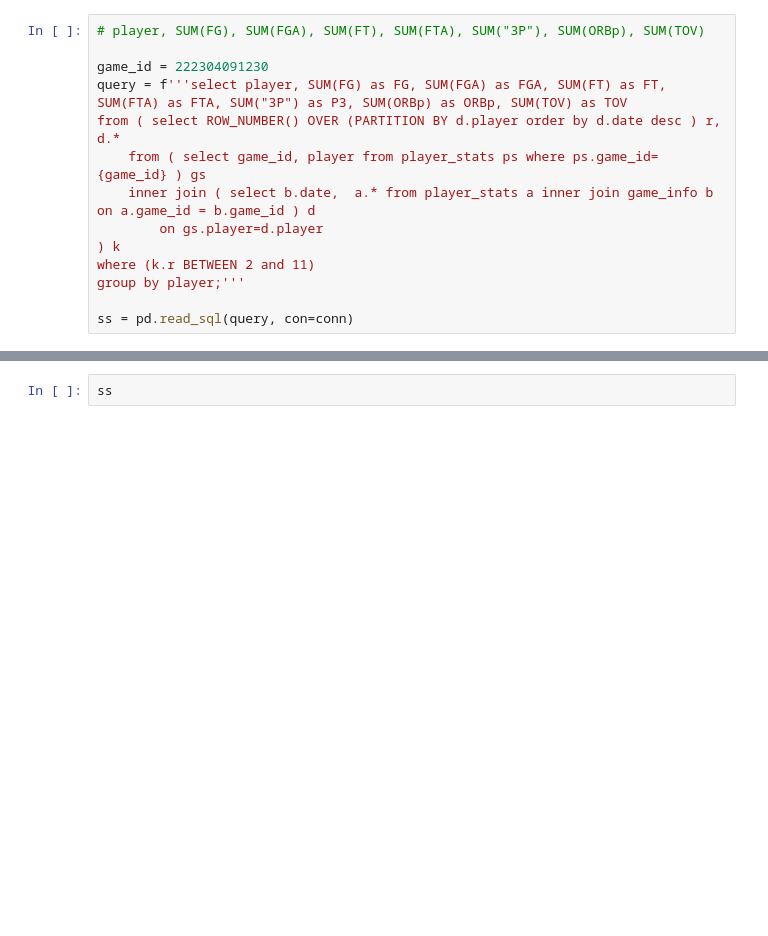
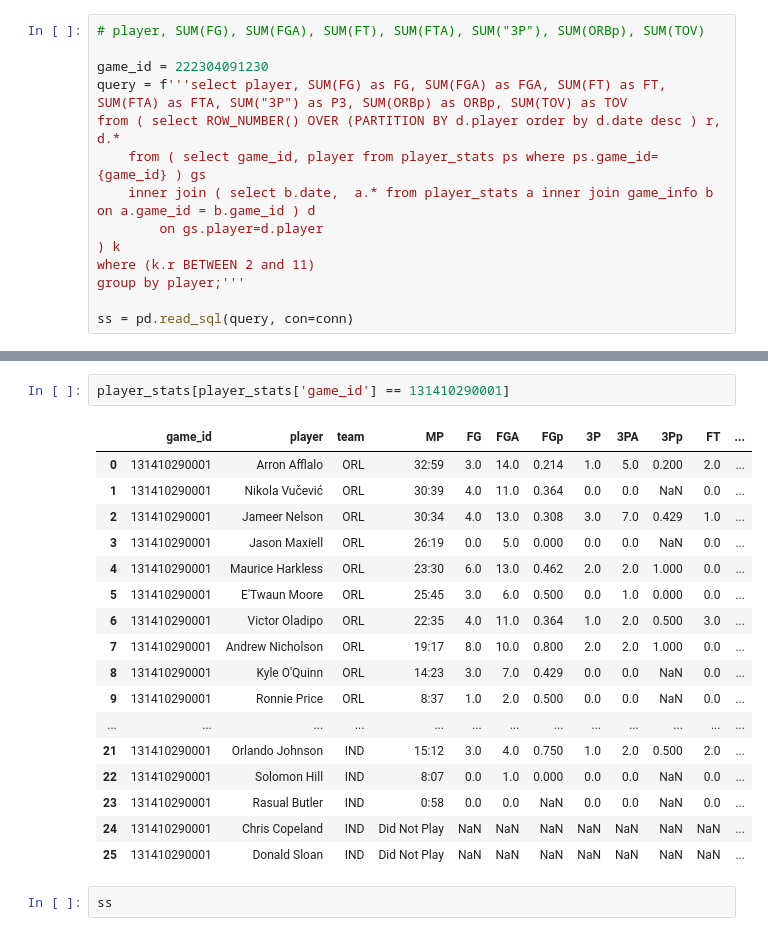
Before and after one commit to luke-lite/NBA-Prediction-Modeling, a Jupyter notebook: player-aggregation.ipynb, the cells around one changed output, grey strips where cells are left out. Cells and saved outputs as stored; diff of their text form; blank space fills up the shorter version.

```diff
--- a/player-aggregation.ipynb
+++ b/player-aggregation.ipynb
@@ -77,3 +109,23 @@ ss = pd.read_sql(query, con=conn)
+# %%
+player_stats[player_stats['game_id'] == 131410290001]
+# %% [output]
+|  | game_id | player | team | MP | FG | FGA | FGp | 3P | 3PA | 3Pp | FT | ... |
+| 0 | 131410290001 | Arron Afflalo | ORL | 32:59 | 3.0 | 14.0 | 0.214 | 1.0 | 5.0 | 0.200 | 2.0 | ... |
+| 1 | 131410290001 | Nikola Vučević | ORL | 30:39 | 4.0 | 11.0 | 0.364 | 0.0 | 0.0 | NaN | 0.0 | ... |
+| 2 | 131410290001 | Jameer Nelson | ORL | 30:34 | 4.0 | 13.0 | 0.308 | 3.0 | 7.0 | 0.429 | 1.0 | ... |
+| 3 | 131410290001 | Jason Maxiell | ORL | 26:19 | 0.0 | 5.0 | 0.000 | 0.0 | 0.0 | NaN | 0.0 | ... |
+| 4 | 131410290001 | Maurice Harkless | ORL | 23:30 | 6.0 | 13.0 | 0.462 | 2.0 | 2.0 | 1.000 | 0.0 | ... |
+| 5 | 131410290001 | E'Twaun Moore | ORL | 25:45 | 3.0 | 6.0 | 0.500 | 0.0 | 1.0 | 0.000 | 0.0 | ... |
+| 6 | 131410290001 | Victor Oladipo | ORL | 22:35 | 4.0 | 11.0 | 0.364 | 1.0 | 2.0 | 0.500 | 3.0 | ... |
+| 7 | 131410290001 | Andrew Nicholson | ORL | 19:17 | 8.0 | 10.0 | 0.800 | 2.0 | 2.0 | 1.000 | 0.0 | ... |
+| 8 | 131410290001 | Kyle O'Quinn | ORL | 14:23 | 3.0 | 7.0 | 0.429 | 0.0 | 0.0 | NaN | 0.0 | ... |
+| 9 | 131410290001 | Ronnie Price | ORL | 8:37 | 1.0 | 2.0 | 0.500 | 0.0 | 0.0 | NaN | 0.0 | ... |
+| ... | ... | ... | ... | ... | ... | ... | ... | ... | ... | ... | ... | ... |
+| 21 | 131410290001 | Orlando Johnson | IND | 15:12 | 3.0 | 4.0 | 0.750 | 1.0 | 2.0 | 0.500 | 2.0 | ... |
+| 22 | 131410290001 | Solomon Hill | IND | 8:07 | 0.0 | 1.0 | 0.000 | 0.0 | 0.0 | NaN | 0.0 | ... |
+| 23 | 131410290001 | Rasual Butler | IND | 0:58 | 0.0 | 0.0 | NaN | 0.0 | 0.0 | NaN | 0.0 | ... |
+| 24 | 131410290001 | Chris Copeland | IND | Did Not Play | NaN | NaN | NaN | NaN | NaN | NaN | NaN | ... |
+| 25 | 131410290001 | Donald Sloan | IND | Did Not Play | NaN | NaN | NaN | NaN | NaN | NaN | NaN | ... |
 # %%
 ss
 # %% [output]
```
Also changed, not shown: parts of 12 cells of this notebook.
